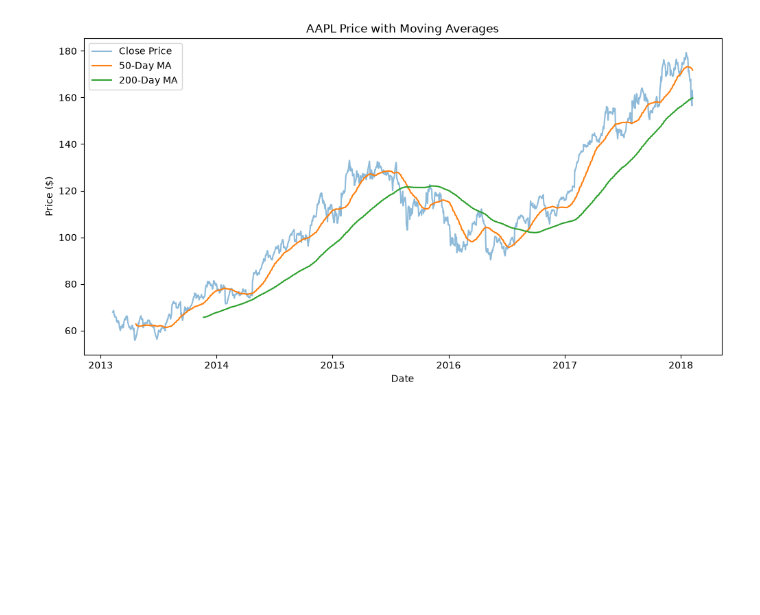
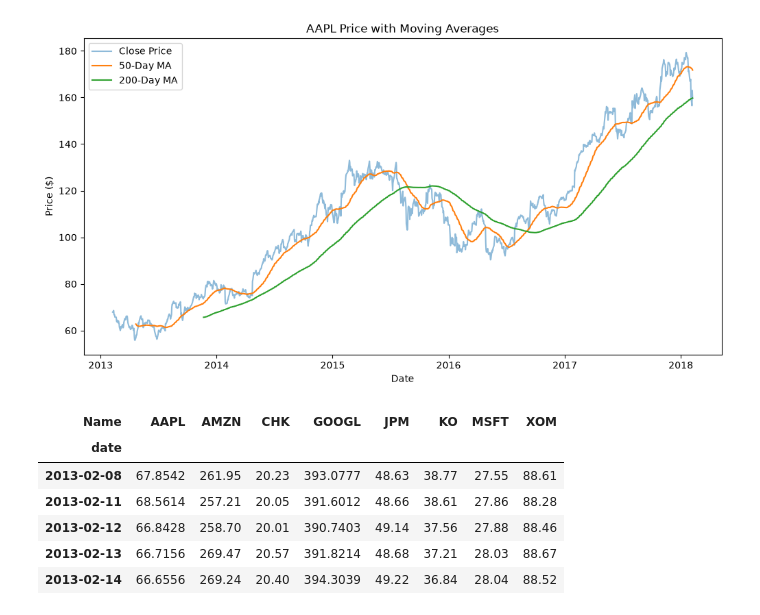
Before and after one commit to michaeloloye7/SP-500-Historical-Stock-Analytics-, a Jupyter notebook: test1.ipynb, the cells around one changed output. Drawn from its saved outputs; the diff is of its cells as text; code cells hidden in the pictures; blank space fills up the shorter version.

```diff
--- a/test1.ipynb
+++ b/test1.ipynb
@@ -275,3 +275,16 @@ plt.legend()
 plt.show()
 # %% [output]
 [figure]
+# %%
+tickers = ['AAPL', 'MSFT', 'GOOGL', 'AMZN', 'JPM', 'XOM', 'KO', 'CHK']
+subset = df[df['Name'].isin(tickers)]
+pivoted = subset.pivot(index='date', columns='Name', values='close')
+pivoted.head()
+# %% [output]
+| Name | AAPL | AMZN | CHK | GOOGL | JPM | KO | MSFT | XOM |
+| date |  |  |  |  |  |  |  |  |
+| 2013-02-08 | 67.8542 | 261.95 | 20.23 | 393.0777 | 48.63 | 38.77 | 27.55 | 88.61 |
+| 2013-02-11 | 68.5614 | 257.21 | 20.05 | 391.6012 | 48.66 | 38.61 | 27.86 | 88.28 |
+| 2013-02-12 | 66.8428 | 258.70 | 20.01 | 390.7403 | 49.14 | 37.56 | 27.88 | 88.46 |
+| 2013-02-13 | 66.7156 | 269.47 | 20.57 | 391.8214 | 48.68 | 37.21 | 28.03 | 88.67 |
+| 2013-02-14 | 66.6556 | 269.24 | 20.40 | 394.3039 | 49.22 | 36.84 | 28.04 | 88.52 |
```
Also changed, not shown: parts of 1 cell of this notebook.
